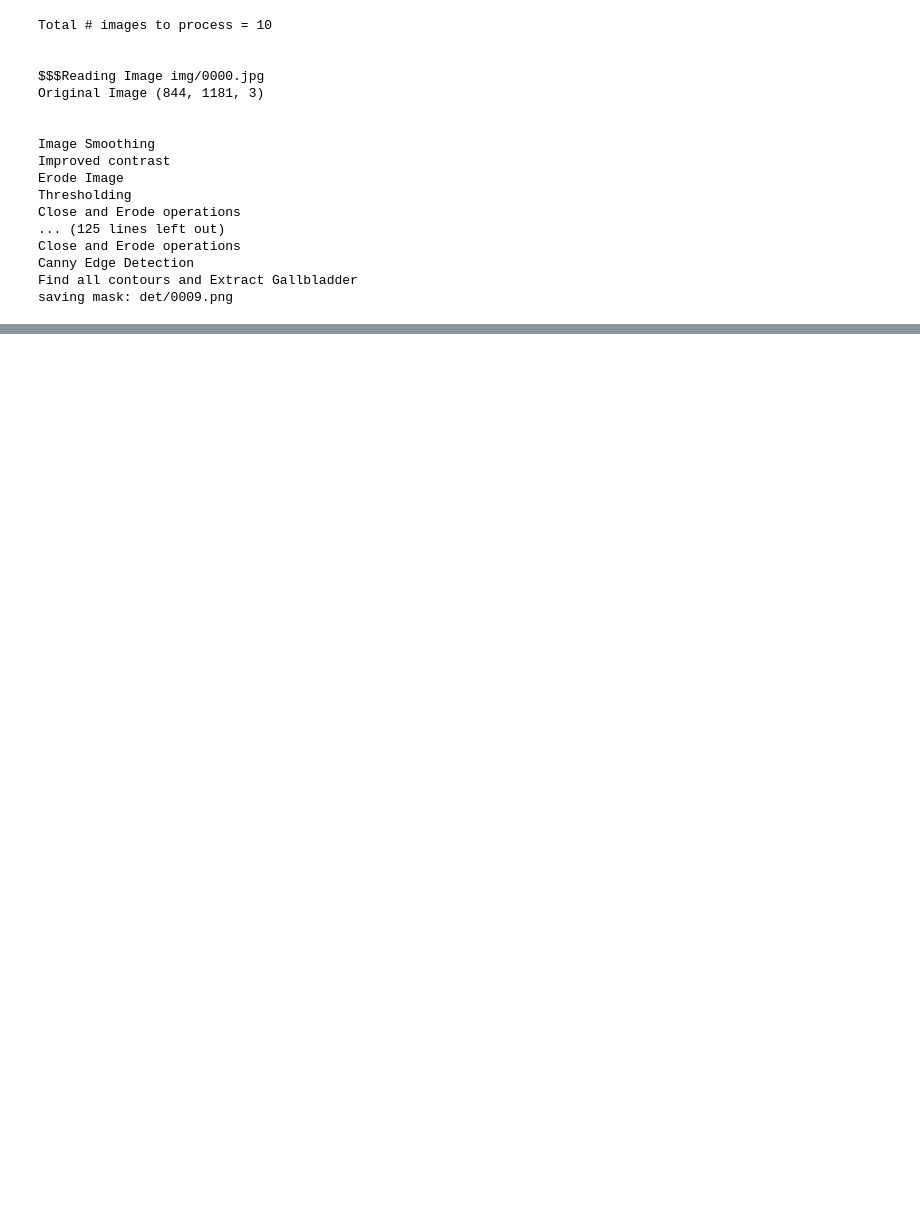
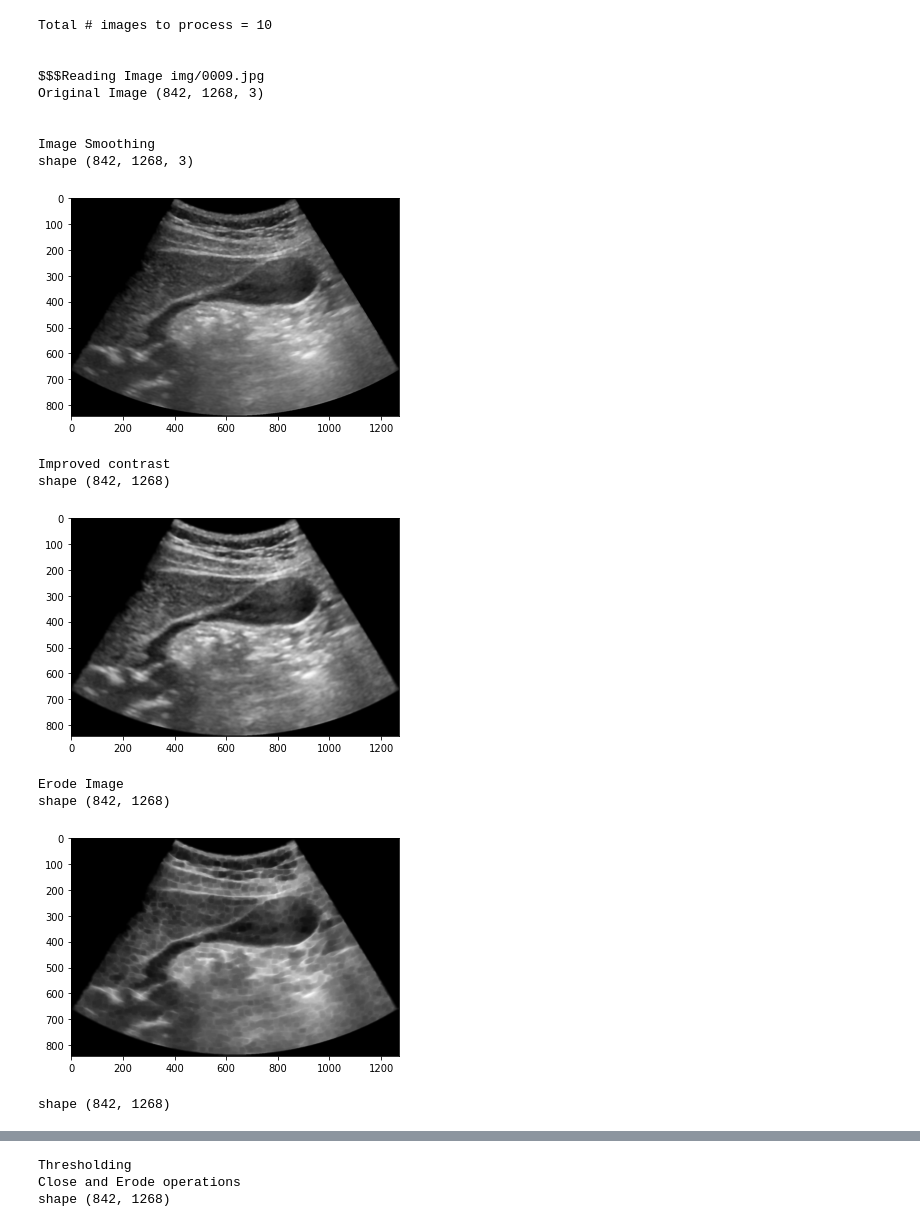
Before and after one commit to CosmoLuminous/Computer-Vision, a Jupyter notebook: A1/binary_mark_v4.ipynb, the cells around one changed output, grey strips where cells are left out. Cells and saved outputs as stored; diff of their text form; code cells hidden in the pictures; blank space fills up the shorter version.

```diff
--- a/A1/binary_mark_v4.ipynb
+++ b/A1/binary_mark_v4.ipynb
@@ -38,7 +38,7 @@ def generate_mask(img):
 
     image = cv.bilateralFilter(orig_image, d=9,sigmaColor=100,sigmaSpace=100,borderType=cv.BORDER_REPLICATE)
     print("\n\nImage Smoothing")
-    #show_image(image)
+    show_image(image)
     clahe = cv.createCLAHE(clipLimit=1, tileGridSize=(8,8))
     imp_cont_image = clahe.apply(cv.cvtColor(image,cv.COLOR_BGR2GRAY))
     print("Improved contrast")
@@ -47,15 +47,15 @@ def generate_mask(img):
     #print("Improved contrast + Smoothed")
 
     show1 = cv.hconcat([cv.cvtColor(image, cv.COLOR_BGR2GRAY),imp_cont_image, imp_cont_smt_image])
-    #show_image(show1)
+    show_image(imp_cont_smt_image)
 
     erode_img = cv.erode(imp_cont_smt_image, cv.getStructuringElement(cv.MORPH_RECT,(5,5)), iterations=2)
     print("Erode Image")
-    #show_image(erode_img)
+    show_image(erode_img)
 
     ret, th_img = cv.threshold(erode_img,60,255,cv.THRESH_BINARY_INV)
     show3 = cv.hconcat([erode_img, th_img])
-    #show_image(show3,"thresh",True)
+    show_image(th_img)
     print("Thresholding")
 
     #open = cv.morphologyEx(canny_edges, cv.MORPH_OPEN, cv.getStructuringElement(cv.MORPH_RECT,(3,3)), iterations = 1)
@@ -64,7 +64,7 @@ def generate_mask(img):
     open_close = cv.erode(open_close, cv.getStructuringElement(cv.MORPH_RECT,(5,5)), iterations=2)
     show4 = cv.hconcat([th_img, open_close])
     print("Close and Erode operations")
-    #show_image(show4, "Th Close", True)
+    show_image(open_close)
 
     canny_edges = cv.Canny(open_close,threshold1=45, threshold2=45,apertureSize=3,L2gradient=False)
 
@@ -90,45 +90,46 @@ def generate_mask(img):
     output = np.zeros((H,W))
     poly_mask_gb = []
     sampler = 33
     for i in range(int(len(gb_ctr)/sampler)):
         poly_mask_gb.append(gb_ctr[i*sampler])
     poly_mask_gb.append(gb_ctr[-1])
 
     cv.drawContours(output, [np.array(poly_mask_gb)], -1, (255,255,255), -1)
     output = cv.dilate(output, cv.getStructuringElement(cv.MORPH_RECT,(5,5)), iterations=3)
-    #show_image(output, img.split("/")[-1][:-4], True)
+
+    show_image(output)
     save_mask(img.split("/")[-1][:-4], output)
 
     return contours, hierarchy
 
 if __name__ == "__main__":
 
 
     img_path = "img"
     det_path = "det"
     images = glob(os.path.join(img_path,"*.jpg"))
 
     print("Total # images to process =", len(images))
 
     #for img in images:
-    for img in images:
-        ctr, hrcy = generate_mask(img)
-    #ctr, hrcy = generate_mask(images[9])
+    '''for img in images:
+        ctr, hrcy = generate_mask(img)'''
+    ctr, hrcy = generate_mask(images[9])
 # %% [output]
 Total # images to process = 10
 
 
-$$$Reading Image img/0000.jpg
-Original Image (844, 1181, 3)
+$$$Reading Image img/0009.jpg
+Original Image (842, 1268, 3)
 
 
 Image Smoothing
-Improved contrast
-Erode Image
-Thresholding
-Close and Erode operations
-... (125 lines left out)
-Close and Erode operations
-Canny Edge Detection
-Find all contours and Extract Gallbladder
-saving mask: det/0009.png
+shape (842, 1268, 3)
+[figure, added]
+Improved contrast
+shape (842, 1268)
+[figure, added]
+Erode Image
+shape (842, 1268)
+[figure, added]
+shape (842, 1268)
@@ -134,0 +137,3 @@ saving mask: det/0009.png
+Thresholding
+Close and Erode operations
+shape (842, 1268)
```
Also changed, not shown: parts of 3 cells of this notebook, 2 other files.
